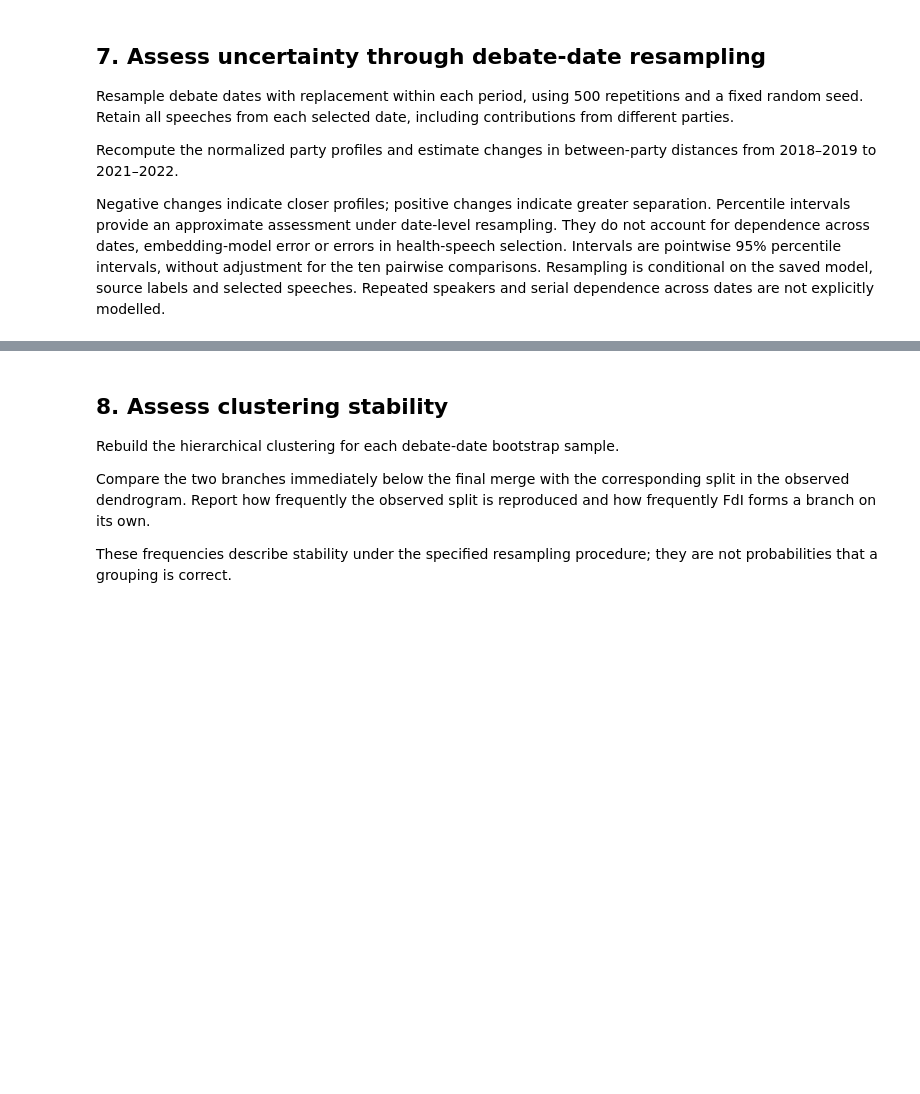
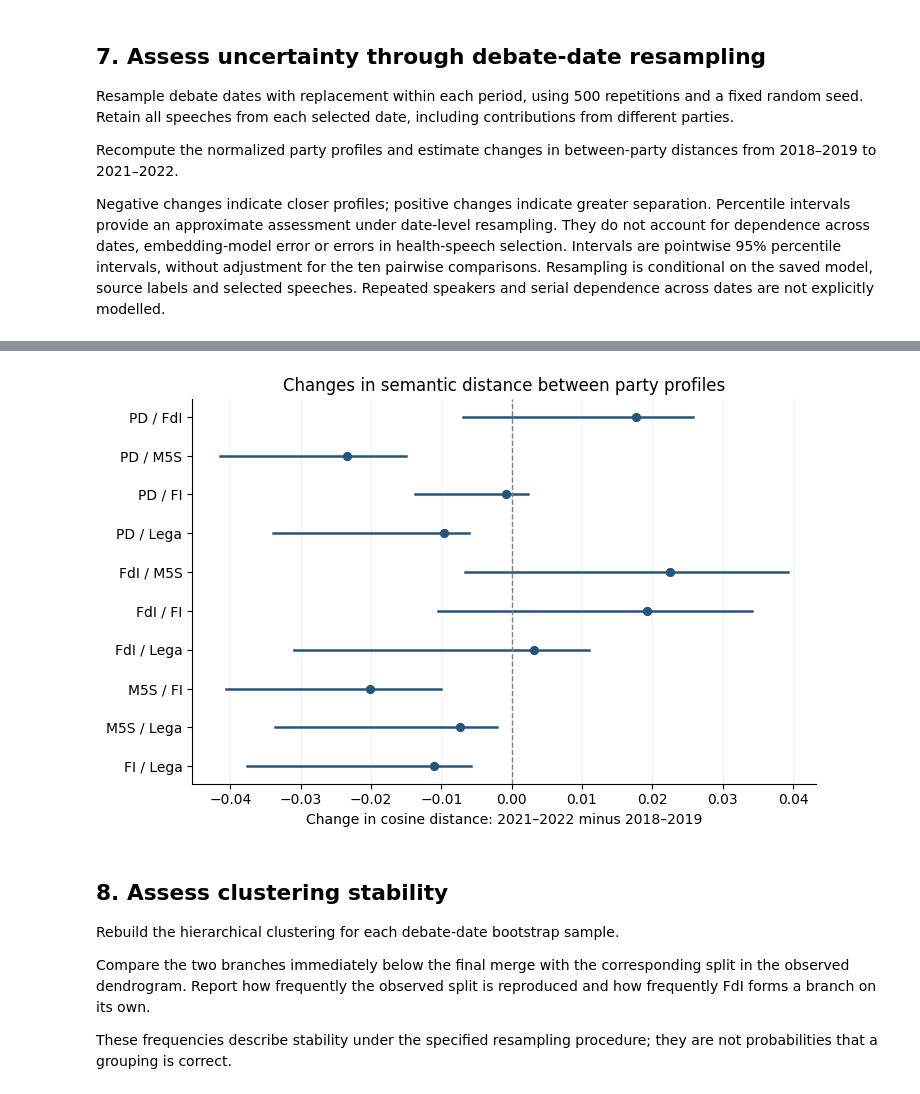
Before and after one commit to MnGianmaria/Italian-parliament-health-discourse, a Jupyter notebook: 03_linguistic_analysis/03_linguistic_analysis.ipynb, the cells around one changed output, grey strips where cells are left out. Drawn from its saved outputs; the diff is of its cells as text; code cells hidden in the pictures; blank space fills up the shorter version.

Commit message:
Add bootstrap distance plot and speaker-weighting sensitivity analysis

```diff
--- a/03_linguistic_analysis/03_linguistic_analysis.ipynb
+++ b/03_linguistic_analysis/03_linguistic_analysis.ipynb
@@ -501,3 +587,50 @@ display(semantic_changes.round(4))
+# %%
+fig, ax = plt.subplots(figsize=(7.4, 4.8))
+
+for i, row in enumerate(semantic_changes.itertuples(index=False)):
+    ax.plot(
+        [row.bootstrap_p025, row.bootstrap_p975],
+        [i, i],
+        color="#24557A",
+        linewidth=1.8,
+    )
+
+ax.scatter(
+    semantic_changes["distance_change"],
+    range(len(semantic_changes)),
+    color="#24557A",
+    s=32,
+    zorder=3,
+)
+
+ax.axvline(0, color="grey", linestyle="--", linewidth=1)
+
+ax.set_yticks(
+    range(len(semantic_changes)),
+    semantic_changes["party_a"] + " / " + semantic_changes["party_b"],
+)
+ax.invert_yaxis()
+
+ax.set_xlabel(
+    "Change in cosine distance: 2021–2022 minus 2018–2019"
+)
+ax.set_title("Changes in semantic distance between party profiles")
+ax.grid(axis="x", alpha=0.18)
+ax.set_axisbelow(True)
+ax.spines[["top", "right"]].set_visible(False)
+
+fig.tight_layout()
+
+for extension in ["pdf", "png"]:
+    fig.savefig(
+        OUTPUT_DIR / f"semantic_distance_changes.{extension}",
+        dpi=300,
+        bbox_inches="tight",
+    )
+
+plt.show()
+# %% [output]
+[figure, added]
 # %% [markdown]
 ## 8. Assess clustering stability
 
```
Also changed, not shown: parts of 15 cells of this notebook.
